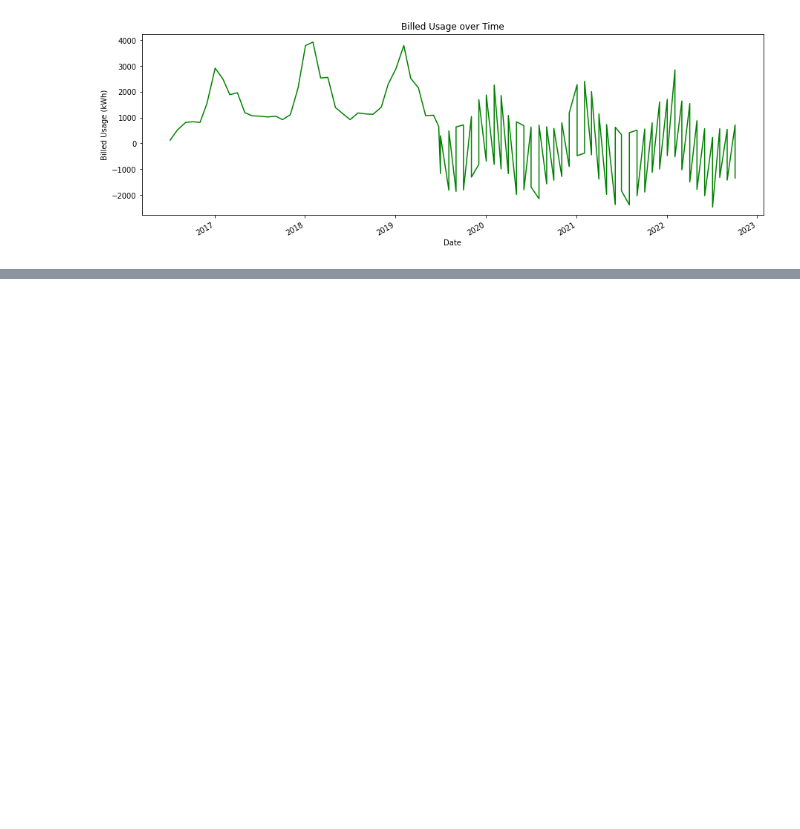
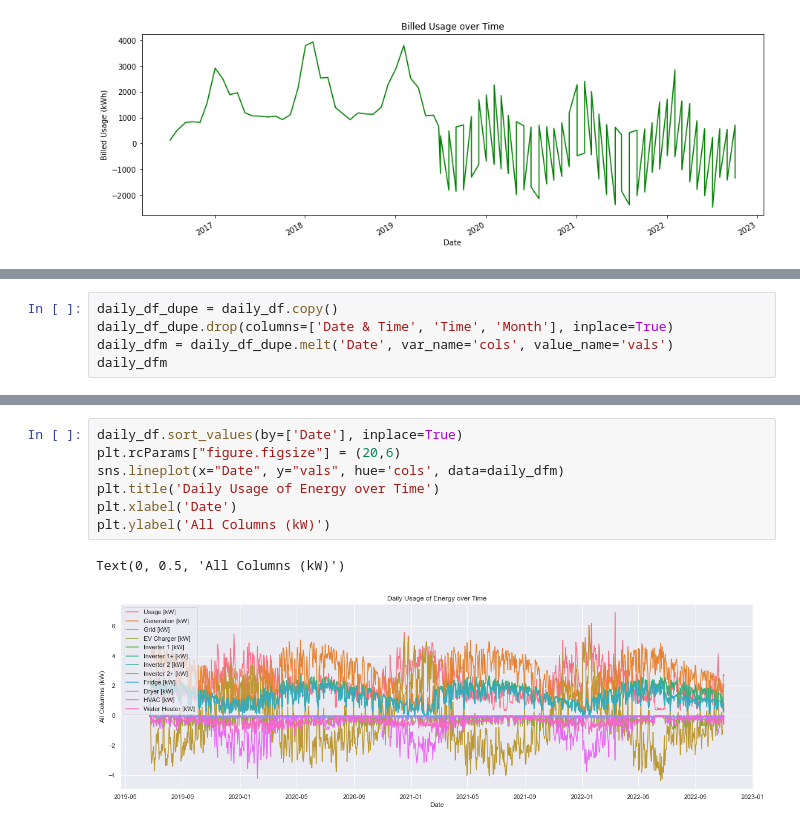
Before and after one commit to TheSupremeToast/Datafest2022-DataSoup, a Jupyter notebook: src/graph1.ipynb, the cells around one changed output, grey strips where cells are left out. Drawn from its saved outputs; the diff is of its cells as text; blank space fills up the shorter version.

```diff
--- a/src/graph1.ipynb
+++ b/src/graph1.ipynb
@@ -37,0 +61,5 @@ clean_meter_df.plot(x='date',
+# %%
+daily_df_dupe = daily_df.copy()
+daily_df_dupe.drop(columns=['Date & Time', 'Time', 'Month'], inplace=True)
+daily_dfm = daily_df_dupe.melt('Date', var_name='cols', value_name='vals')
+daily_dfm
@@ -37,0 +147,10 @@ clean_meter_df.plot(x='date',
+# %%
+daily_df.sort_values(by=['Date'], inplace=True)
+plt.rcParams["figure.figsize"] = (20,6)
+sns.lineplot(x="Date", y="vals", hue='cols', data=daily_dfm)
+plt.title('Daily Usage of Energy over Time')
+plt.xlabel('Date')
+plt.ylabel('All Columns (kW)')
+# %% [output]
+Text(0, 0.5, 'All Columns (kW)')
+[figure, added]
```
Also changed, not shown: parts of 9 cells of this notebook, 1 other file.
